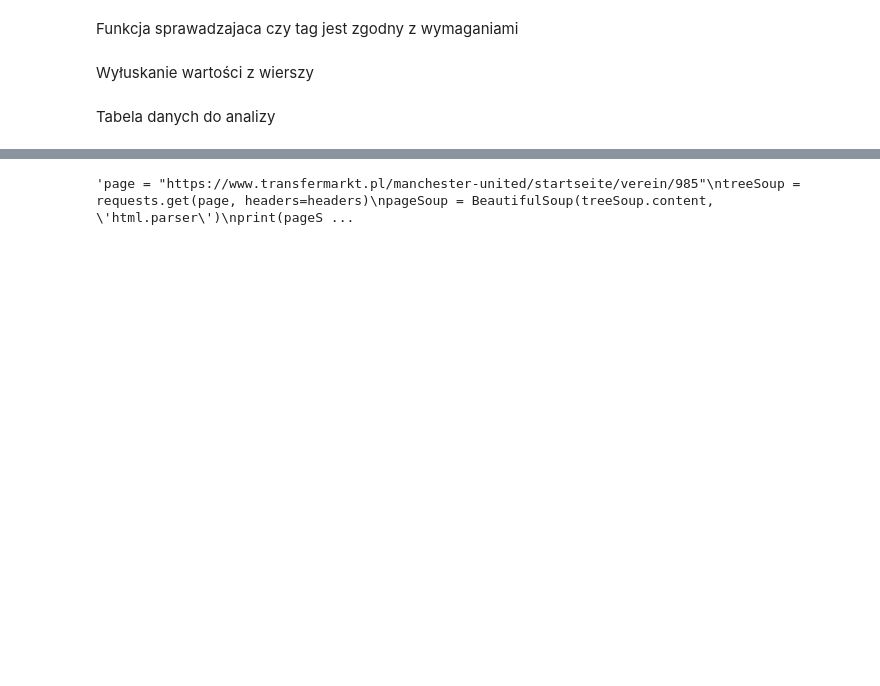
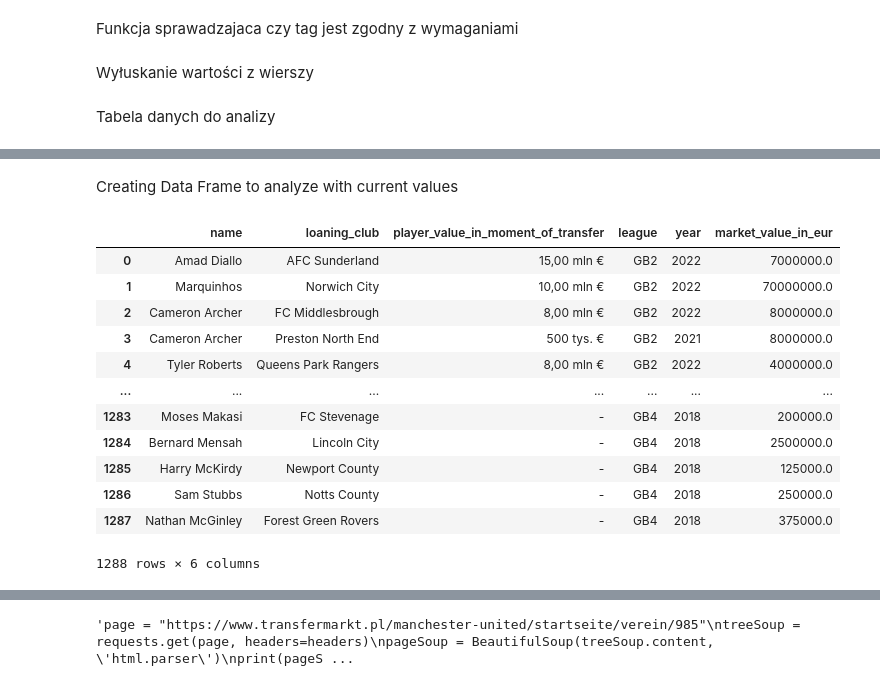
Before and after one commit to wsciekly-kredens/LoansEnglandAnalisis, a Jupyter notebook: analiza.ipynb, the cells around one changed output, grey strips where cells are left out. Cells and saved outputs as stored; diff of their text form; code cells hidden in the pictures; blank space fills up the shorter version.

```diff
--- a/analiza.ipynb
+++ b/analiza.ipynb
@@ -50,7 +56,7 @@ def scrape_data(leagues : list(), years : list()):
 # %% [markdown]
 Wyłuskanie wartości z wierszy
 # %%
-def get_loan_data(players, club, values):
+def get_loan_data(players, club, values,loan_league,loan_year):
     players_list = []
     club_list = []
     values_list = []
@@ -63,13 +69,11 @@ def get_loan_data(players, club, values):
         values_list.append(str(values[i]).split("</td>")[0].split('">')[1])
         price_list.append(str(values[i+1]).split("</a>")[0].split('">')[2])
     len(values_list)
-    df = pd.DataFrame({"Player" : players_list, "Loaning club" : club_list, "Player value in moment of transfer": values_list, "Transfer cost": price_list})
-    loan_df = df.loc[df['Transfer cost'] == "Wypożyczenie"]
+    df = pd.DataFrame({"name" : players_list, "loaning_club" : club_list, "player_value_in_moment_of_transfer": values_list, "transfer_cost": price_list, "league": loan_league, "year": loan_year})
+    loan_df = df.loc[df['transfer_cost'] == "Wypożyczenie"]
     return(loan_df)
 # %% [markdown]
 Tabela danych do analizy
 # %%
-data = scrape_data(["GB2"],["2022","2021","2020"])
-loan_df = get_loan_data(data[0],data[1],data[2])
-loan_df
+data = scrape_data(["GB2","GB3","GB4"],["2022","2021","2020","2019","2018"])
 # %% [output]
@@ -105,0 +97,8 @@ Graczy: 963, Klubów: 1926, Wartości: 1926
+# %%
+loan_df = get_loan_data(*data)
+# %%
+from pathlib import Path
+filepath = Path("loans.csv")
+print(loan_df)
+loan_df = loan_df.drop(columns=["transfer_cost"])
+loan_df.to_csv(filepath, index = False)
@@ -105,0 +123,22 @@ Graczy: 963, Klubów: 1926, Wartości: 1926
+# %% [markdown]
+Creating Data Frame to analyze with current values
+# %%
+players = pd.read_csv("players.csv")
+players = players.loc[:, ['name','market_value_in_eur']]
+final_df = pd.merge(loan_df,players, on='name')
+final_df.to_csv("final_loans.csv", index = False)
+final_df
+# %% [output]
+|  | name | loaning_club | player_value_in_moment_of_transfer | league | year | market_value_in_eur |
+| 0 | Amad Diallo | AFC Sunderland | 15,00 mln € | GB2 | 2022 | 7000000.0 |
+| 1 | Marquinhos | Norwich City | 10,00 mln € | GB2 | 2022 | 70000000.0 |
+| 2 | Cameron Archer | FC Middlesbrough | 8,00 mln € | GB2 | 2022 | 8000000.0 |
+| 3 | Cameron Archer | Preston North End | 500 tys. € | GB2 | 2021 | 8000000.0 |
+| 4 | Tyler Roberts | Queens Park Rangers | 8,00 mln € | GB2 | 2022 | 4000000.0 |
+| ... | ... | ... | ... | ... | ... | ... |
+| 1283 | Moses Makasi | FC Stevenage | - | GB4 | 2018 | 200000.0 |
+| 1284 | Bernard Mensah | Lincoln City | - | GB4 | 2018 | 2500000.0 |
+| 1285 | Harry McKirdy | Newport County | - | GB4 | 2018 | 125000.0 |
+| 1286 | Sam Stubbs | Notts County | - | GB4 | 2018 | 250000.0 |
+| 1287 | Nathan McGinley | Forest Green Rovers | - | GB4 | 2018 | 375000.0 |
+1288 rows × 6 columns
```
Also changed, not shown: parts of 9 cells of this notebook, 5 other files.
